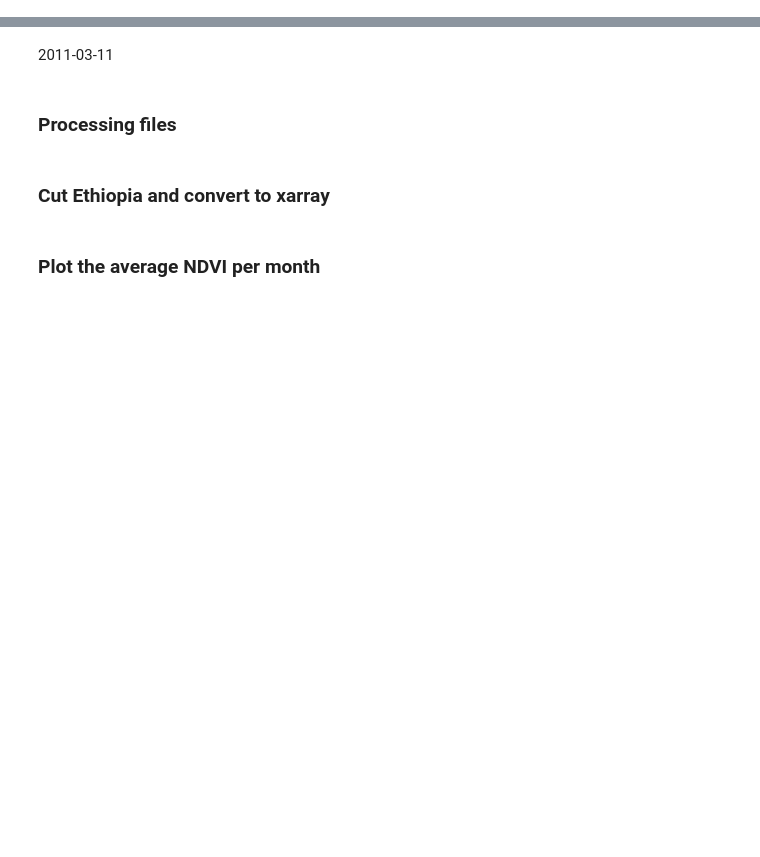
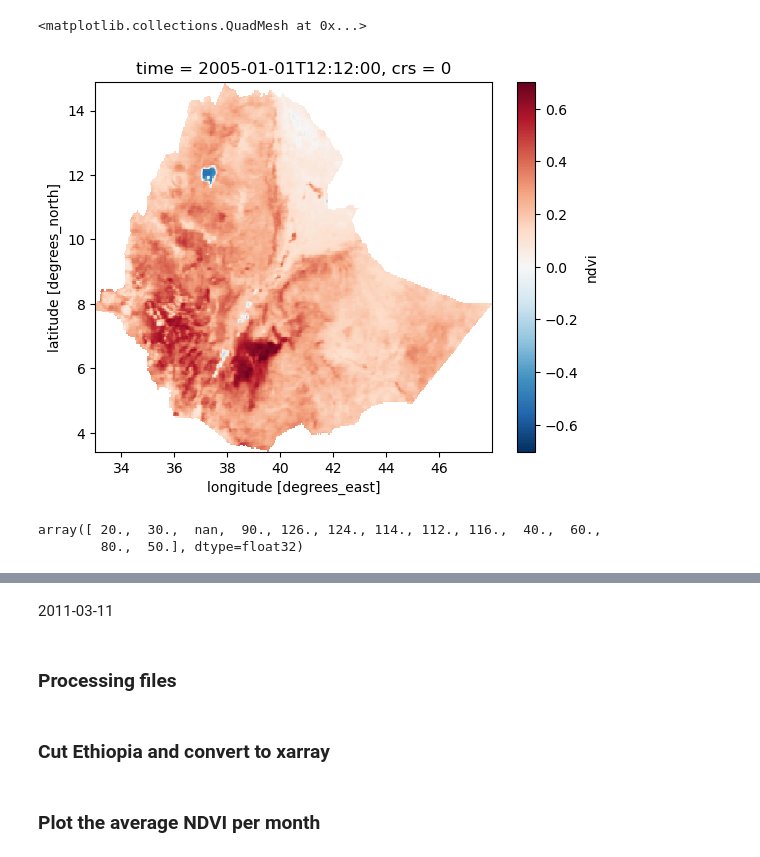
Before and after one commit to Riccardo7-DS/Indices_analysis, a Jupyter notebook: notebooks/Import EUMETSTAT data.ipynb, the cells around one changed output, grey strips where cells are left out. Cells and saved outputs as stored; diff of their text form; code cells hidden in the pictures; blank space fills up the shorter version.

Commit message:
changed code for large ndvi series

```diff
--- a/notebooks/Import EUMETSTAT data.ipynb
+++ b/notebooks/Import EUMETSTAT data.ipynb
@@ -5,3 +5,9 @@ from datetime import datetime, timedelta
 import os
 import shutil
 from shapely.geometry import Polygon, mapping
+# %%
+import xarray as xr
+
+ds= xr.open_dataset("/media/BIFROST/N2/Riccardo/MSG/msg_data/batch_2/processed/final_ndvi.nc", chunks={"time":"250MB"})
+# %%
+ds = ds.assign(day = ds["time"].dt.dayofyear)
@@ -7,0 +16,21 @@ from shapely.geometry import Polygon, mapping
+# %%
+ds = clean_outliers(ds)
+# %%
+from p_drought_indices.functions.function_clns import cut_file, subsetting_pipeline, load_config
+import geopandas as gpd
+from shapely.geometry import Polygon, mapping
+
+
+CONFIG_PATH= "../config.yaml"
+countries = ["Ethiopia"]
+config = load_config(CONFIG_PATH)
+shapefile_path = config['SHAPE']['HOA']
+gdf = gpd.read_file(shapefile_path)
+subset = gdf[gdf.ADM0_NAME.isin(countries)]
+new_ds = cut_file(ds, subset)
+new_ds = new_ds.resample(time='7D', skipna=True).mean()
+# %%
+new_ds.isel(time=0)["ndvi"].plot()
+# %% [output]
+<matplotlib.collections.QuadMesh at 0x...>
+[figure, added]
@@ -7,0 +41,5 @@ from shapely.geometry import Polygon, mapping
+# %%
+df["land"].unique()
+# %% [output]
+array([ 20.,  30.,  nan,  90., 126., 124., 114., 112., 116.,  40.,  60.,
+        80.,  50.], dtype=float32)
```
Also changed, not shown: parts of 7 cells of this notebook, 10 other files.
